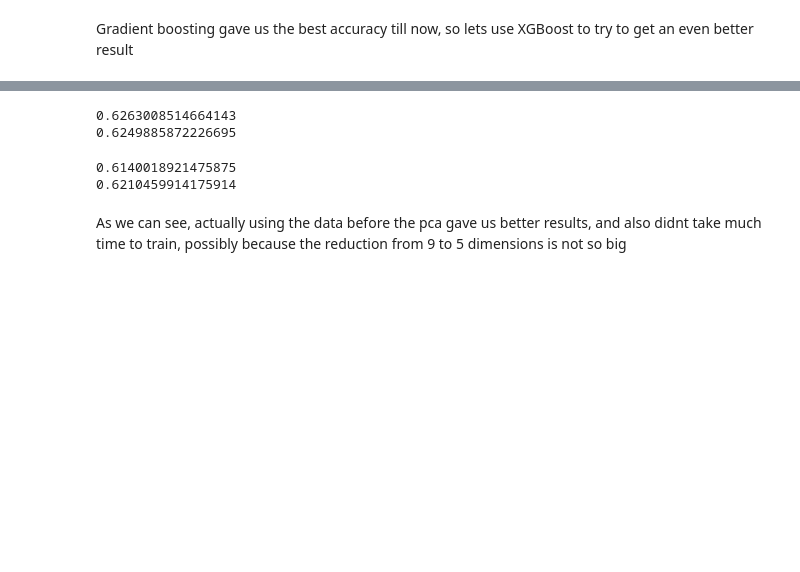
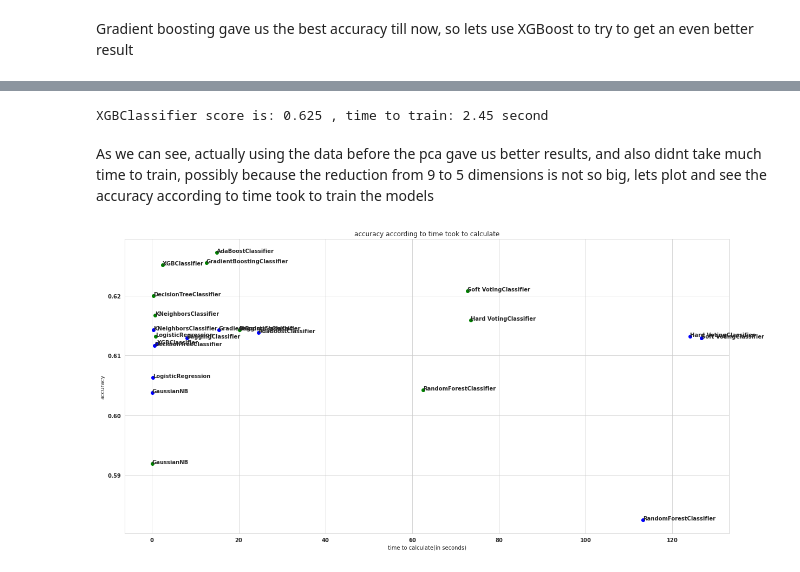
Before and after one commit to LiorBreitman8234/ML_SEM2, a Jupyter notebook: nba shots.ipynb, the cells around one changed output, grey strips where cells are left out. Cells and saved outputs as stored; diff of their text form; code cells hidden in the pictures; blank space fills up the shorter version.

```diff
--- a/nba shots.ipynb
+++ b/nba shots.ipynb
@@ -1470,0 +1561,12 @@ XGBClassifier(base_score=0.5, booster='gbtree', colsample_bylevel=1,
+# %%
+start_time = time.time()
+xgb = xgboost.XGBClassifier(eval_metric = "error",learning_rate=0.25,max_depth=2, n_estimators=50)
+xgb.fit(data_reduced,target_train)
+time_to_train = time.time()- start_time
+name = "XGBClassifier"
+pred = xgb.predict(test_reduced)
+score = accuracy_score(target_test,pred)
+model_names.append(name)
+time_after_pca.append(time_to_train)
+after_pca_scores.append(score)
+print(name + " score is: %.3f " %(score) + ", time to train: %.2f second" %(time_to_train))
@@ -1470,0 +1575,6 @@ XGBClassifier(base_score=0.5, booster='gbtree', colsample_bylevel=1,
+# %%
+#before PCA
+xgb = xgboost.XGBClassifier(eval_metric = "error")
+param_grid = [{"n_estimators":[50,100,150,200,250],"learning_rate":[0.25,0.5,1.0],"max_depth":[1,2,3] }]
+grid_search = GridSearchCV(xgb ,param_grid,cv = 5,scoring = "accuracy",return_train_score = True)
+grid_search.fit(data_train,target_train)
@@ -1471,22 +1611,30 @@ XGBClassifier(base_score=0.5, booster='gbtree', colsample_bylevel=1,
 # %%
-xgb = xgboost.XGBClassifier(eval_metric = "error",learning_rate=0.25,max_depth=3, n_estimators=100)
+start_time = time.time()
+xgb = xgboost.XGBClassifier(eval_metric = "error",learning_rate=0.25,max_depth=3, n_estimators=150)
 xgb.fit(data_train,target_train)
+time_to_train = time.time()- start_time
 pred = xgb.predict(data_test)
-train = xgb.predict(data_train)
-print(accuracy_score(target_test,pred))
-print(accuracy_score(target_train,train))
+score = accuracy_score(target_test,pred)
+time_before_pca.append(time_to_train)
+before_pca_scores.append(score)
+print(name + " score is: %.3f " %(score) + ", time to train: %.2f second" %(time_to_train))
 # %% [output]
-0.6263008514664143
-0.6249885872226695
+XGBClassifier score is: 0.625 , time to train: 2.45 second
-# %%
-xgb = xgboost.XGBClassifier(eval_metric = "error",learning_rate=0.25,max_depth=3, n_estimators=100)
-xgb.fit(data_recoverd,target_train)
-pred = xgb.predict(test_recoverd)
-train = xgb.predict(data_recoverd)
-print(accuracy_score(target_test,pred))
-print(accuracy_score(target_train,train))
-# %% [output]
-0.6140018921475875
-0.6210459914175914
 # %% [markdown]
-As we can see, actually using the data before the pca gave us better results, and also didnt take much time to train, possibly because the reduction from 9 to 5 dimensions is not so big
+As we can see, actually using the data before the pca gave us better results, and also didnt take much time to train, possibly because the reduction from 9 to 5 dimensions is not so big, lets plot and see the accuracy according to time took to train the models
+# %%
+fig, ax = plt.subplots(figsize = (20,10))
+ax.scatter(time_before_pca, before_pca_scores, c='green')
+for i, txt in enumerate(model_names):
+    ax.annotate(txt, (time_before_pca[i], before_pca_scores[i]))
+
+ax.scatter(time_after_pca, after_pca_scores,c='blue')
+
+for i, txt in enumerate(model_names):
+    ax.annotate(txt, (time_after_pca[i], after_pca_scores[i]))
+
+plt.ylabel("accuracy")
+plt.xlabel("time to calculate(in seconds)")
+plt.title("accuracy according to time took to calculate");
+# %% [output]
+[figure, added]
```
Also changed, not shown: parts of 48 cells of this notebook.
